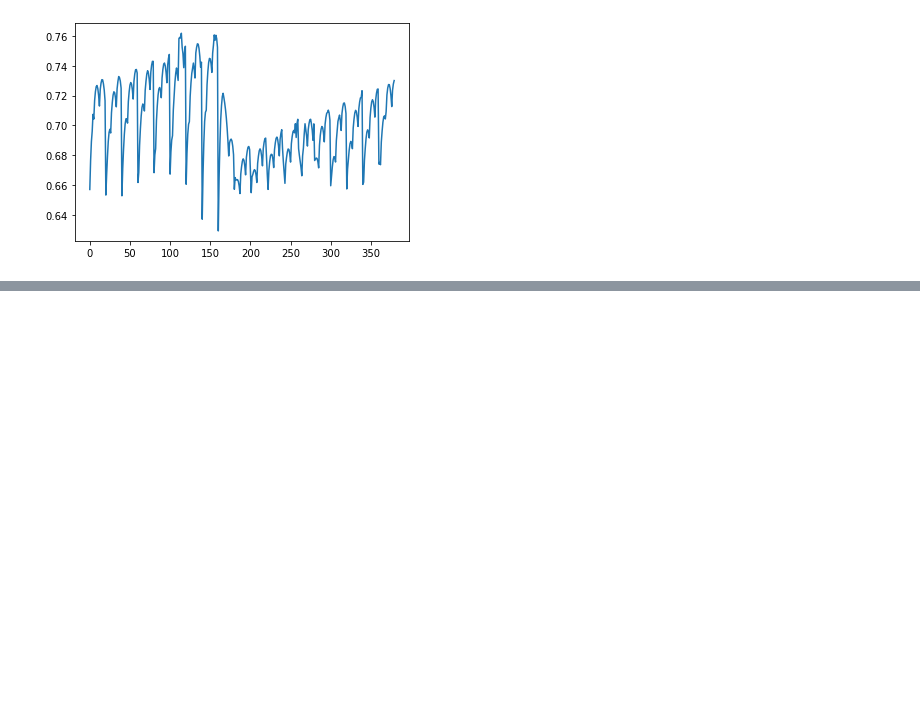
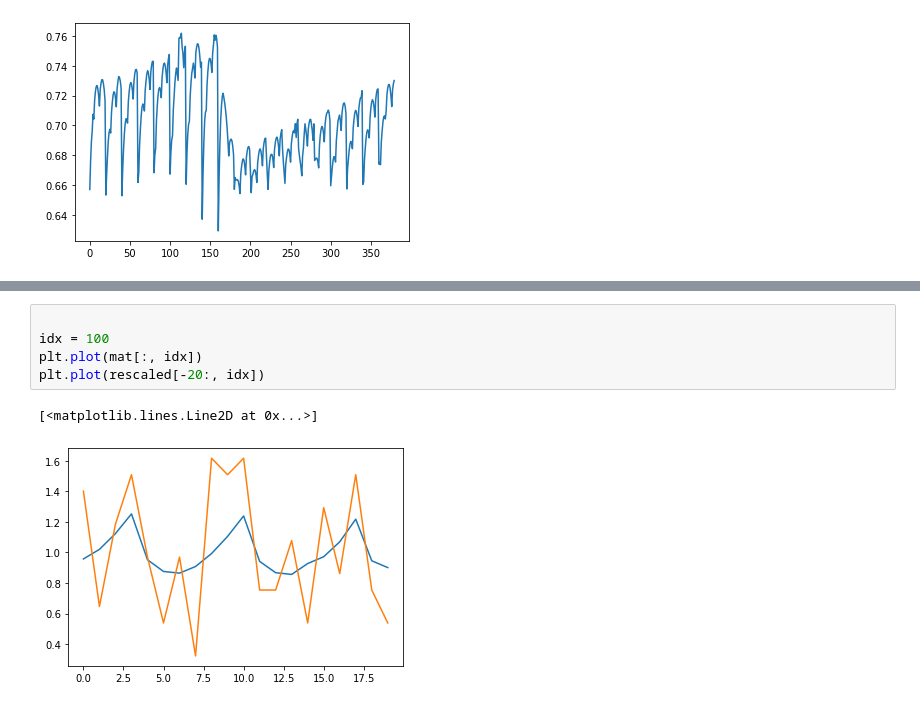
Before and after one commit to googleinterns/hierarchicalforecasting, a Jupyter notebook: notebooks/favorita_analysis.ipynb, the cells around one changed output, grey strips where cells are left out. Cells and saved outputs as stored; diff of their text form; blank space fills up the shorter version.

```diff
--- a/notebooks/favorita_analysis.ipynb
+++ b/notebooks/favorita_analysis.ipynb
@@ -72,0 +92,8 @@ plt.plot(ts_data[20:,50])
+# %%
+
+idx = 100
+plt.plot(mat[:, idx])
+plt.plot(rescaled[-20:, idx])
+# %% [output]
+[<matplotlib.lines.Line2D at 0x...>]
+[figure, added]
```
Also changed, not shown: parts of 3 cells of this notebook, 6 other files.
